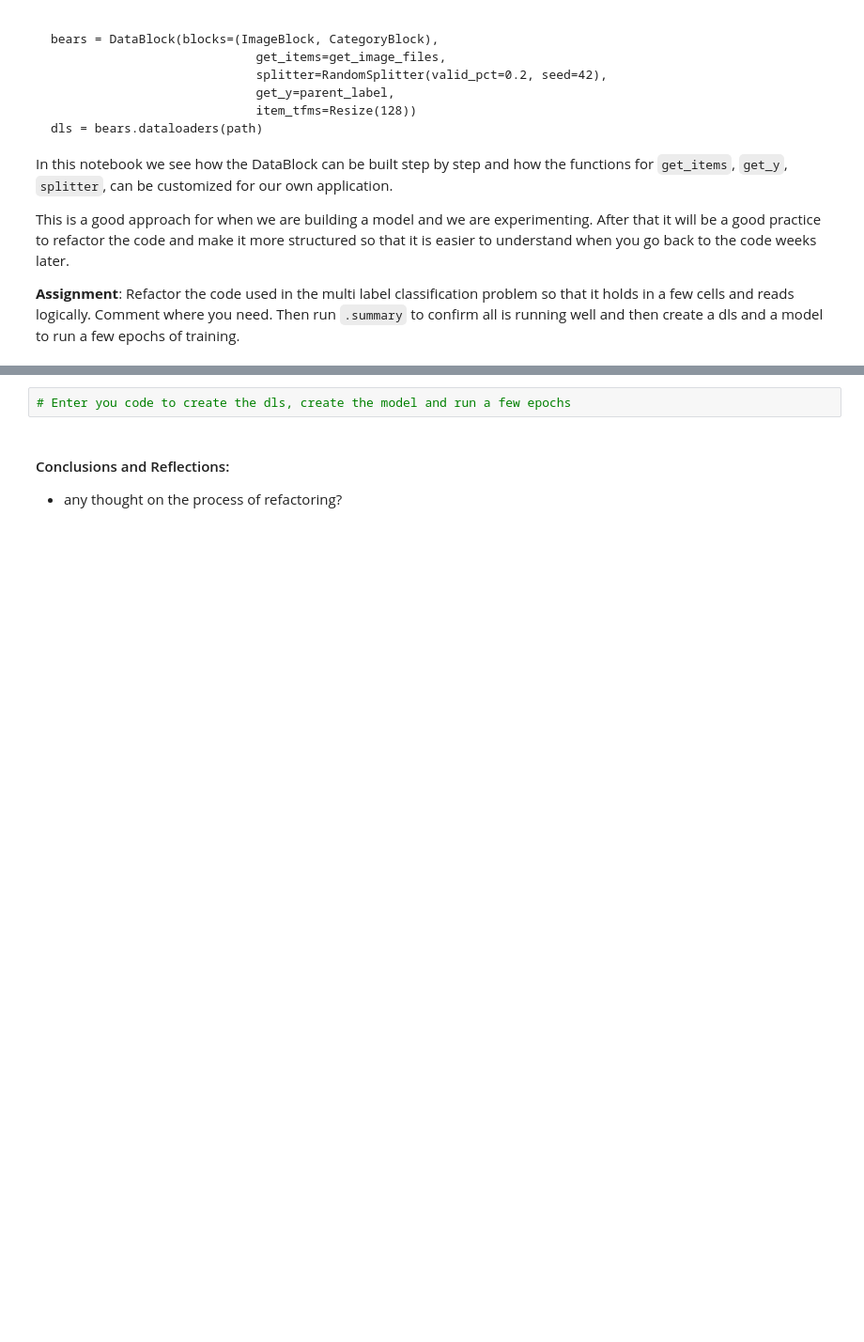
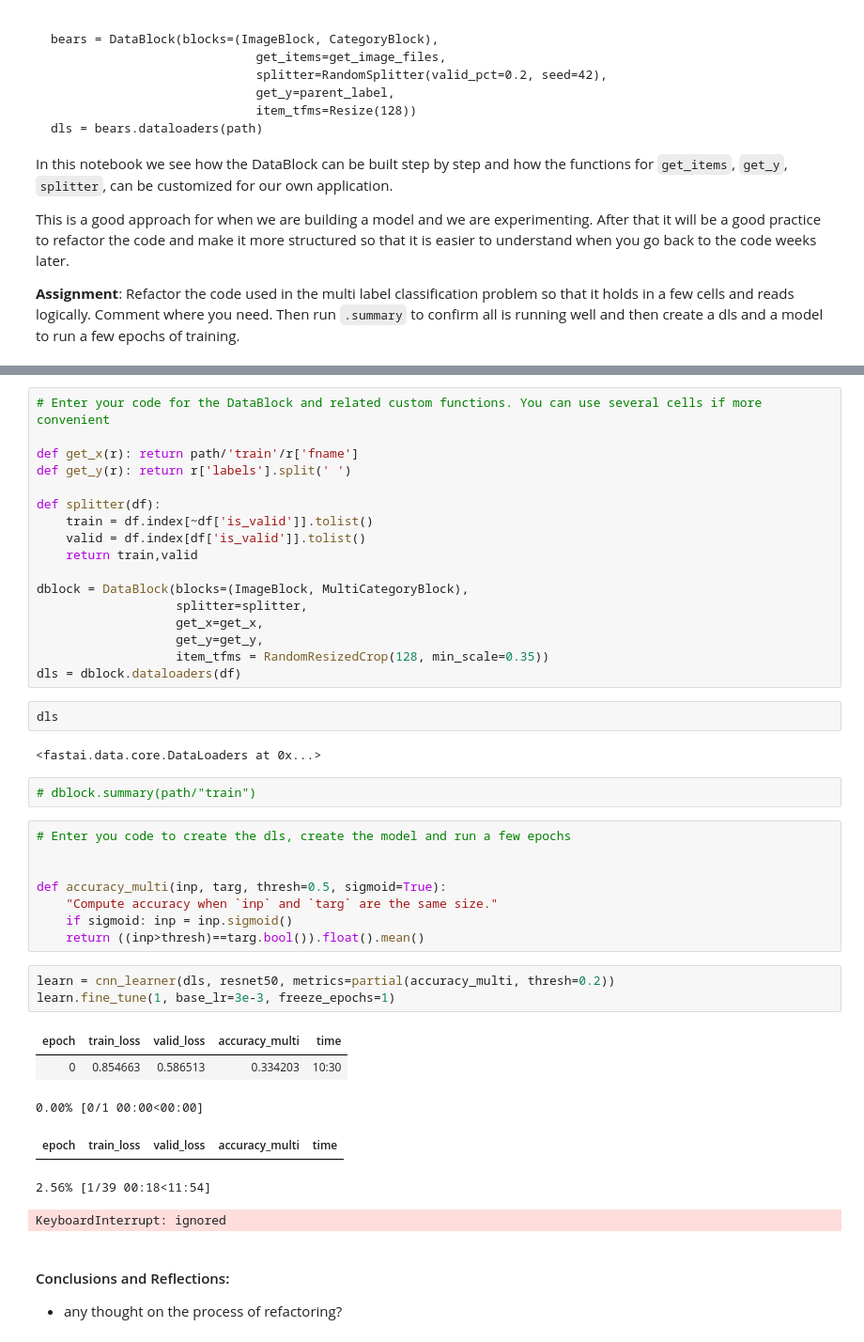
Before and after one commit to Aravinda89/fastai_bootcamp, a Jupyter notebook: Gayan_dl_201_cohort2_06_multicat.ipynb, the cells around one changed output, grey strips where cells are left out. Shown at 94% size. Saved outputs shown, nothing was run; the diff lists cells and outputs as text; blank space fills up the shorter version.

```diff
--- a/Gayan_dl_201_cohort2_06_multicat.ipynb
+++ b/Gayan_dl_201_cohort2_06_multicat.ipynb
@@ -657,5 +744,44 @@ Refactor the code used in the multi label classification problem so that it hold
+# %%
+# Enter your code for the DataBlock and related custom functions. You can use several cells if more convenient
+
+def get_x(r): return path/'train'/r['fname']
+def get_y(r): return r['labels'].split(' ')
+
+def splitter(df):
+    train = df.index[~df['is_valid']].tolist()
+    valid = df.index[df['is_valid']].tolist()
+    return train,valid
+
+dblock = DataBlock(blocks=(ImageBlock, MultiCategoryBlock),
+                   splitter=splitter,
+                   get_x=get_x,
+                   get_y=get_y,
+                   item_tfms = RandomResizedCrop(128, min_scale=0.35))
+dls = dblock.dataloaders(df)
+# %%
+dls
+# %% [output]
+<fastai.data.core.DataLoaders at 0x...>
+# %%
+# dblock.summary(path/"train")
 # %%
 # Enter you code to create the dls, create the model and run a few epochs
+
+
+def accuracy_multi(inp, targ, thresh=0.5, sigmoid=True):
+    "Compute accuracy when `inp` and `targ` are the same size."
+    if sigmoid: inp = inp.sigmoid()
+    return ((inp>thresh)==targ.bool()).float().mean()
+# %%
+learn = cnn_learner(dls, resnet50, metrics=partial(accuracy_multi, thresh=0.2))
+learn.fine_tune(1, base_lr=3e-3, freeze_epochs=1)
+# %% [output]
+| epoch | train_loss | valid_loss | accuracy_multi | time |
+| 0 | 0.854663 | 0.586513 | 0.334203 | 10:30 |
+0.00% [0/1 00:00<00:00]
+| epoch | train_loss | valid_loss | accuracy_multi | time |
+2.56% [1/39 00:18<11:54]
+KeyboardInterrupt: ignored
 # %% [markdown]
 #### Conclusions and Reflections:
 - any thought on the process of refactoring?
```
Also changed, not shown: parts of 42 cells of this notebook.
